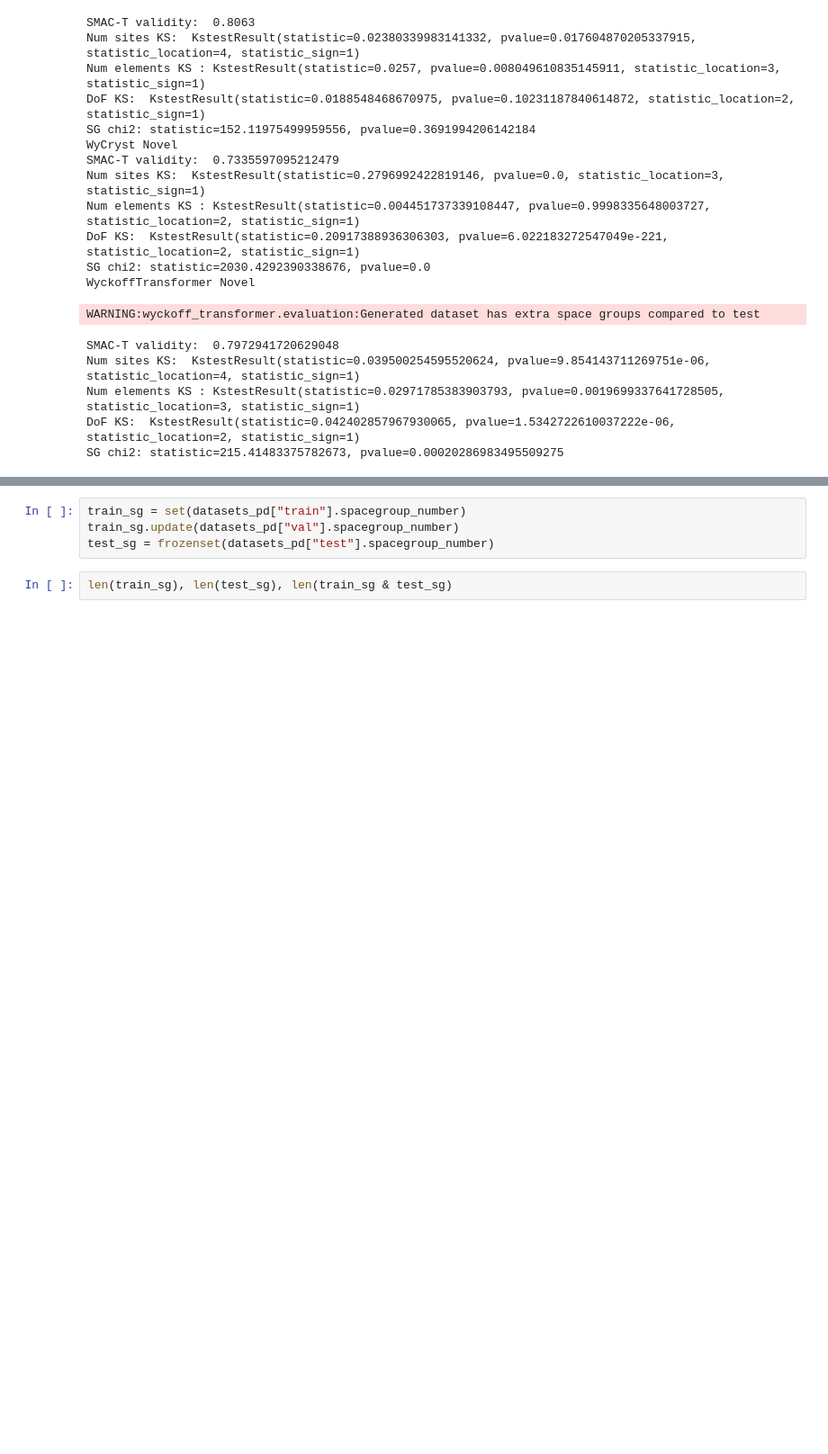
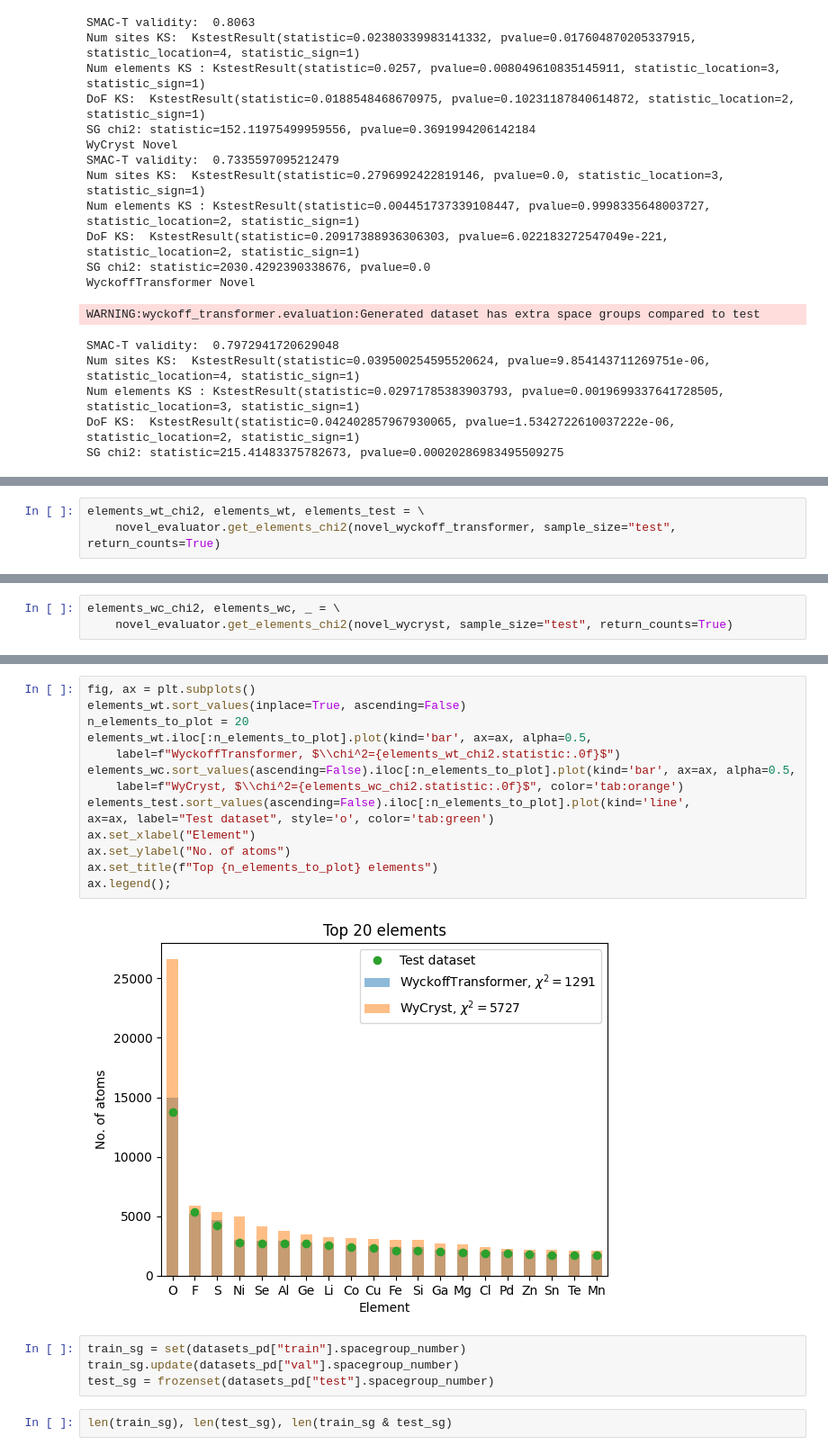
Before and after one commit to kedhip/WyckoffTransformer, a Jupyter notebook: WyCryst_vs_WyckoffTransformer.ipynb, the cells around one changed output, grey strips where cells are left out. Shown at 90% size. Drawn from its saved outputs; the diff is of its cells as text; blank space fills up the shorter version.

```diff
--- a/WyCryst_vs_WyckoffTransformer.ipynb
+++ b/WyCryst_vs_WyckoffTransformer.ipynb
@@ -120,0 +159,3 @@ SG chi2: statistic=215.41483375782673, pvalue=0.00020286983495509275
+# %%
+elements_wt_chi2, elements_wt, elements_test = \
+    novel_evaluator.get_elements_chi2(novel_wyckoff_transformer, sample_size="test", return_counts=True)
@@ -120,0 +181,3 @@ SG chi2: statistic=215.41483375782673, pvalue=0.00020286983495509275
+# %%
+elements_wc_chi2, elements_wc, _ = \
+    novel_evaluator.get_elements_chi2(novel_wycryst, sample_size="test", return_counts=True)
@@ -121,3 +203,19 @@ SG chi2: statistic=215.41483375782673, pvalue=0.00020286983495509275
+# %%
+fig, ax = plt.subplots()
+elements_wt.sort_values(inplace=True, ascending=False)
+n_elements_to_plot = 20
+elements_wt.iloc[:n_elements_to_plot].plot(kind='bar', ax=ax, alpha=0.5,
+    label=f"WyckoffTransformer, $\\chi^2={elements_wt_chi2.statistic:.0f}$")
+elements_wc.sort_values(ascending=False).iloc[:n_elements_to_plot].plot(kind='bar', ax=ax, alpha=0.5,
+    label=f"WyCryst, $\\chi^2={elements_wc_chi2.statistic:.0f}$", color='tab:orange')
+elements_test.sort_values(ascending=False).iloc[:n_elements_to_plot].plot(kind='line',
+ax=ax, label="Test dataset", style='o', color='tab:green')
+ax.set_xlabel("Element")
+ax.set_ylabel("No. of atoms")
+ax.set_title(f"Top {n_elements_to_plot} elements")
+ax.legend();
+# %% [output]
+[figure, added]
 # %%
 train_sg = set(datasets_pd["train"].spacegroup_number)
 train_sg.update(datasets_pd["val"].spacegroup_number)
```
Also changed, not shown: parts of 4 cells of this notebook, 7 other files.
